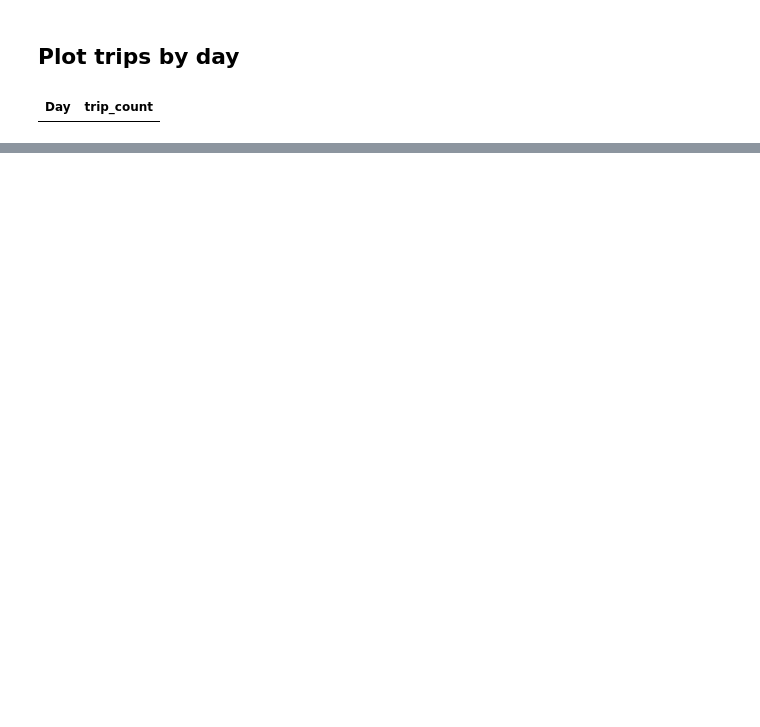
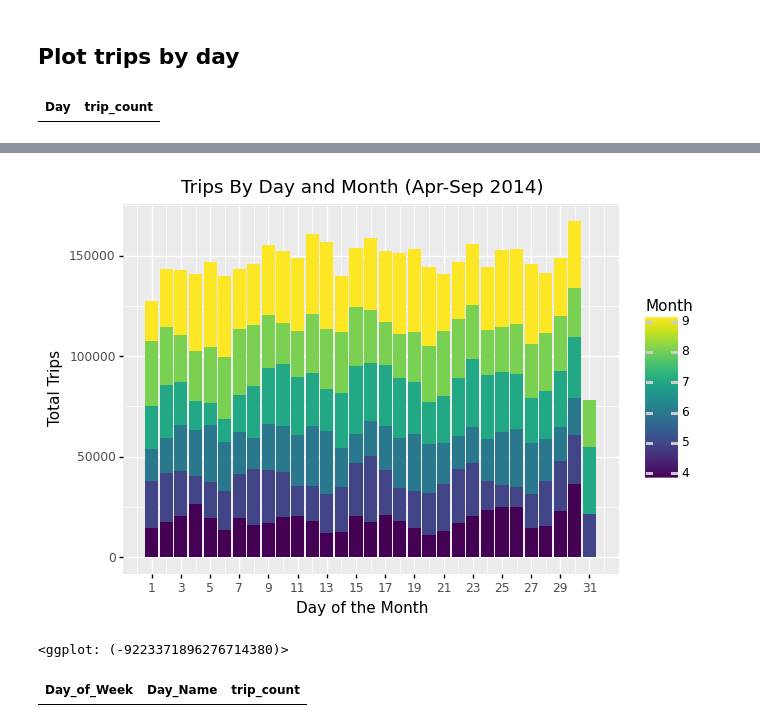
Before and after one commit to ngachago/uber_analysis, a Jupyter notebook: uber_data_viz.ipynb, the cells around one changed output, grey strips where cells are left out. Cells and saved outputs as stored; diff of their text form; code cells hidden in the pictures; blank space fills up the shorter version.

```diff
--- a/uber_data_viz.ipynb
+++ b/uber_data_viz.ipynb
@@ -244,0 +238,17 @@ day_data
+# %%
+ggplot(day_month, aes('Day', 'trip_count', fill='Month')) + \
+geom_bar(stat='identity') + \
+labels.ggtitle('Trips By Day and Month (Apr-Sep 2014)') + labels.xlab('Day of the Month') + labels.ylab('Total Trips') + \
+scales.scale_x_continuous(breaks=range(1, 32, 2)) + \
+scales.scale_y_continuous(breaks=range(0, 200000, 50000))
+# %% [output]
+[figure, added]
+<ggplot: (-9223371896276714380)>
+# %%
+# Trips by day of the week
+
+week_day = data.groupby(by=['Day_of_Week', 'Day_Name']).sum().reset_index()
+week_day = week_day[['Day_of_Week', 'Day_Name', 'trip_count']]
+week_day
+# %% [output]
+| Day_of_Week | Day_Name | trip_count |
```
Also changed, not shown: parts of 32 cells of this notebook, 2 other files.
